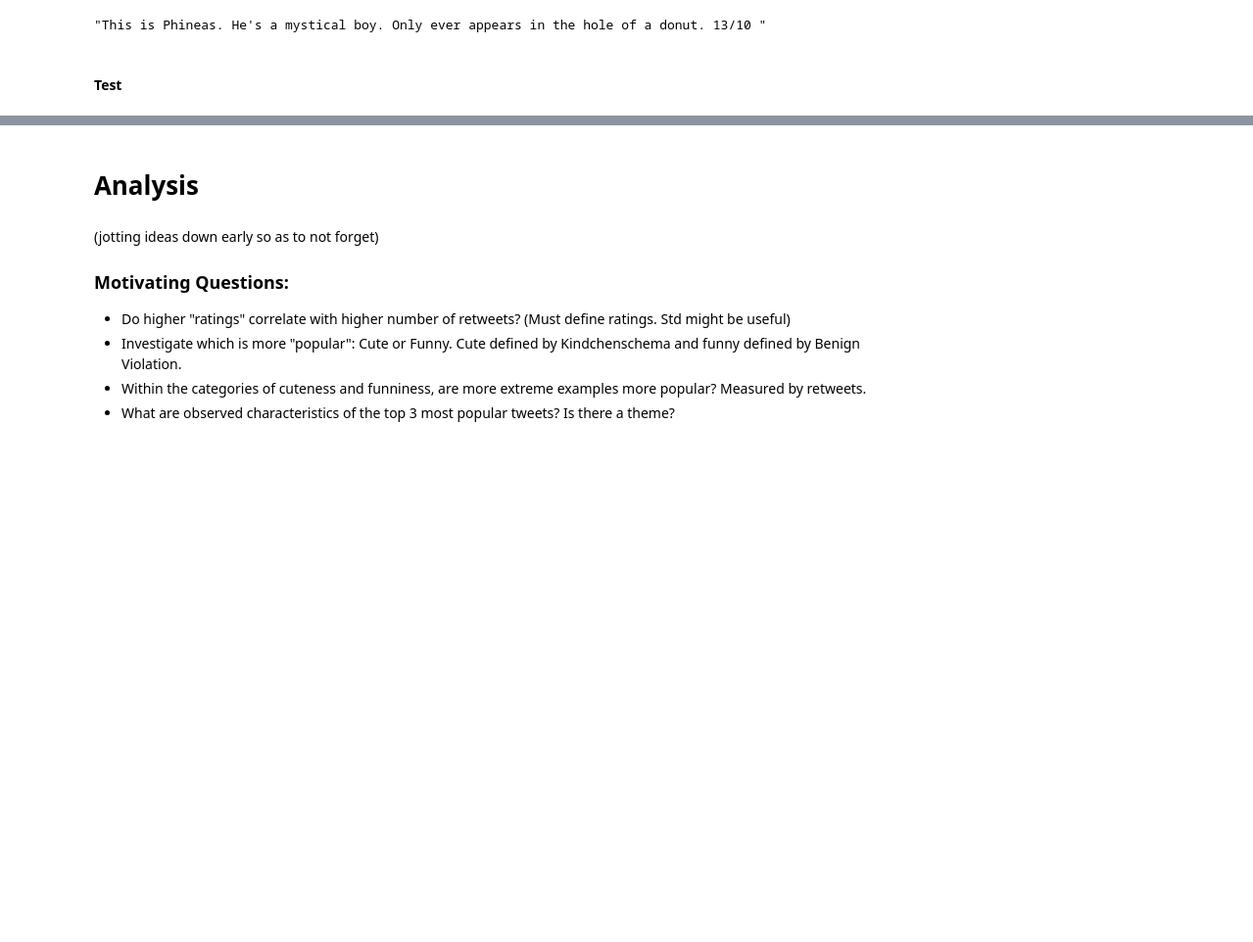
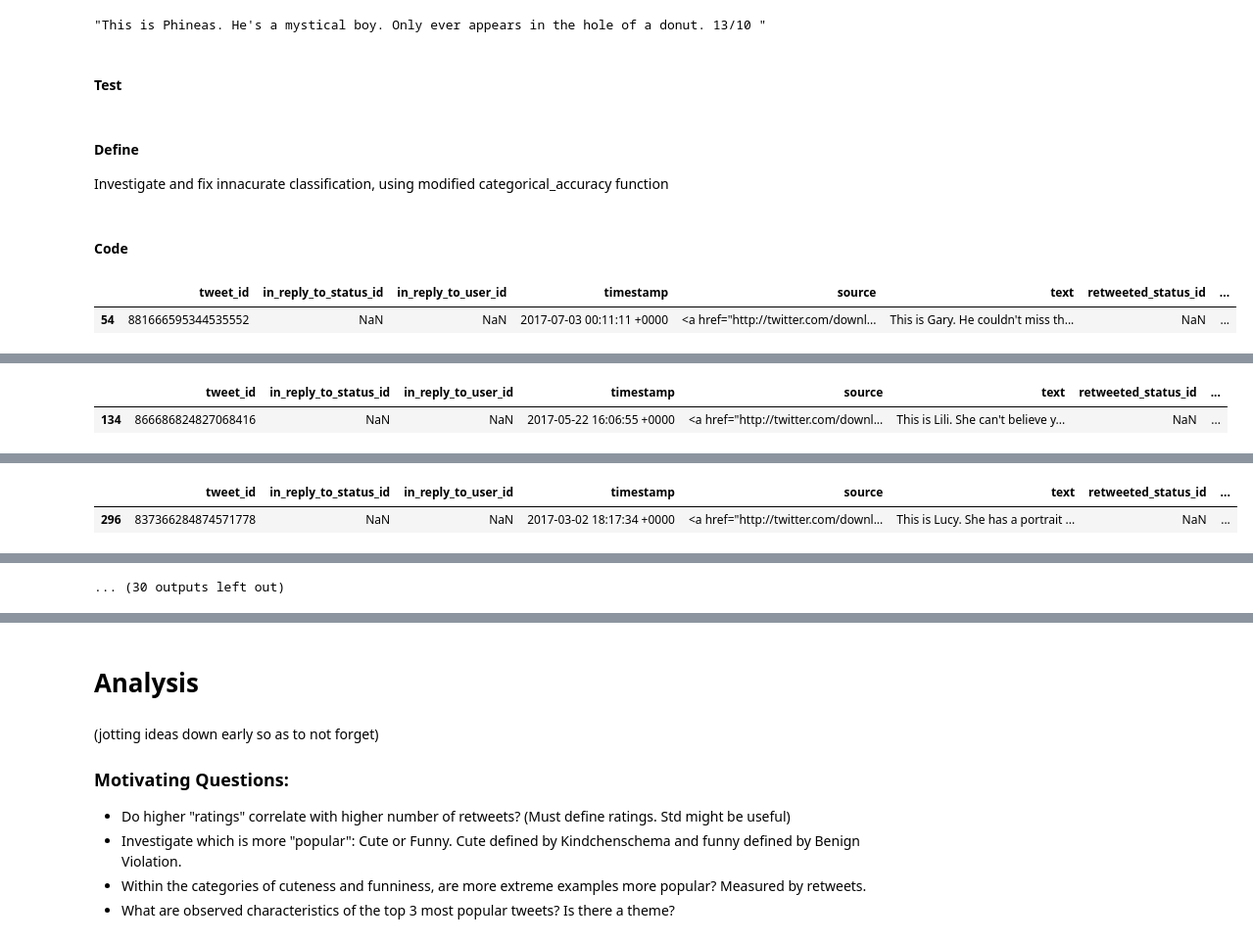
Before and after one commit to jmlam/Ud-Data-Wrangle, a Jupyter notebook: WeRateDogs/weratedogs_project.ipynb, the cells around one changed output, grey strips where cells are left out. Shown: that part at 98% size. Cells and saved outputs as stored; diff of their text form; code cells hidden in the pictures; blank space fills up the shorter version.

Commit message:
corrected inaccurate categorical variables using category_correction function

```diff
--- a/WeRateDogs/weratedogs_project.ipynb
+++ b/WeRateDogs/weratedogs_project.ipynb
@@ -341,3 +345,14 @@ twitter_archive_clean.text = twitter_archive_clean.text.str.replace(r'(http|ftp|
 twitter_archive_clean.text;
 # %%
 twitter_archive_clean.sample(5);
+# %% [markdown]
+#### Define
+Investigate and fix innacurate classification, using modified categorical_accuracy function
+# %% [markdown]
+#### Code
+# %%
+for i in offending_categorical_rows:
+    display(twitter_archive[twitter_archive.index == i])
+# %% [output]
+|  | tweet_id | in_reply_to_status_id | in_reply_to_user_id | timestamp | source | text | retweeted_status_id | ... |
+| 54 | 881666595344535552 | NaN | NaN | 2017-07-03 00:11:11 +0000 | <a href="http://twitter.com/downl... | This is Gary. He couldn't miss th... | NaN | ... |
@@ -343,0 +365,2 @@ twitter_archive_clean.sample(5);
+|  | tweet_id | in_reply_to_status_id | in_reply_to_user_id | timestamp | source | text | retweeted_status_id | ... |
+| 134 | 866686824827068416 | NaN | NaN | 2017-05-22 16:06:55 +0000 | <a href="http://twitter.com/downl... | This is Lili. She can't believe y... | NaN | ... |
@@ -343,0 +375,2 @@ twitter_archive_clean.sample(5);
+|  | tweet_id | in_reply_to_status_id | in_reply_to_user_id | timestamp | source | text | retweeted_status_id | ... |
+| 296 | 837366284874571778 | NaN | NaN | 2017-03-02 18:17:34 +0000 | <a href="http://twitter.com/downl... | This is Lucy. She has a portrait ... | NaN | ... |
@@ -343,0 +381 @@ twitter_archive_clean.sample(5);
+... (30 outputs left out)
```
Also changed, not shown: parts of 9 cells of this notebook.
